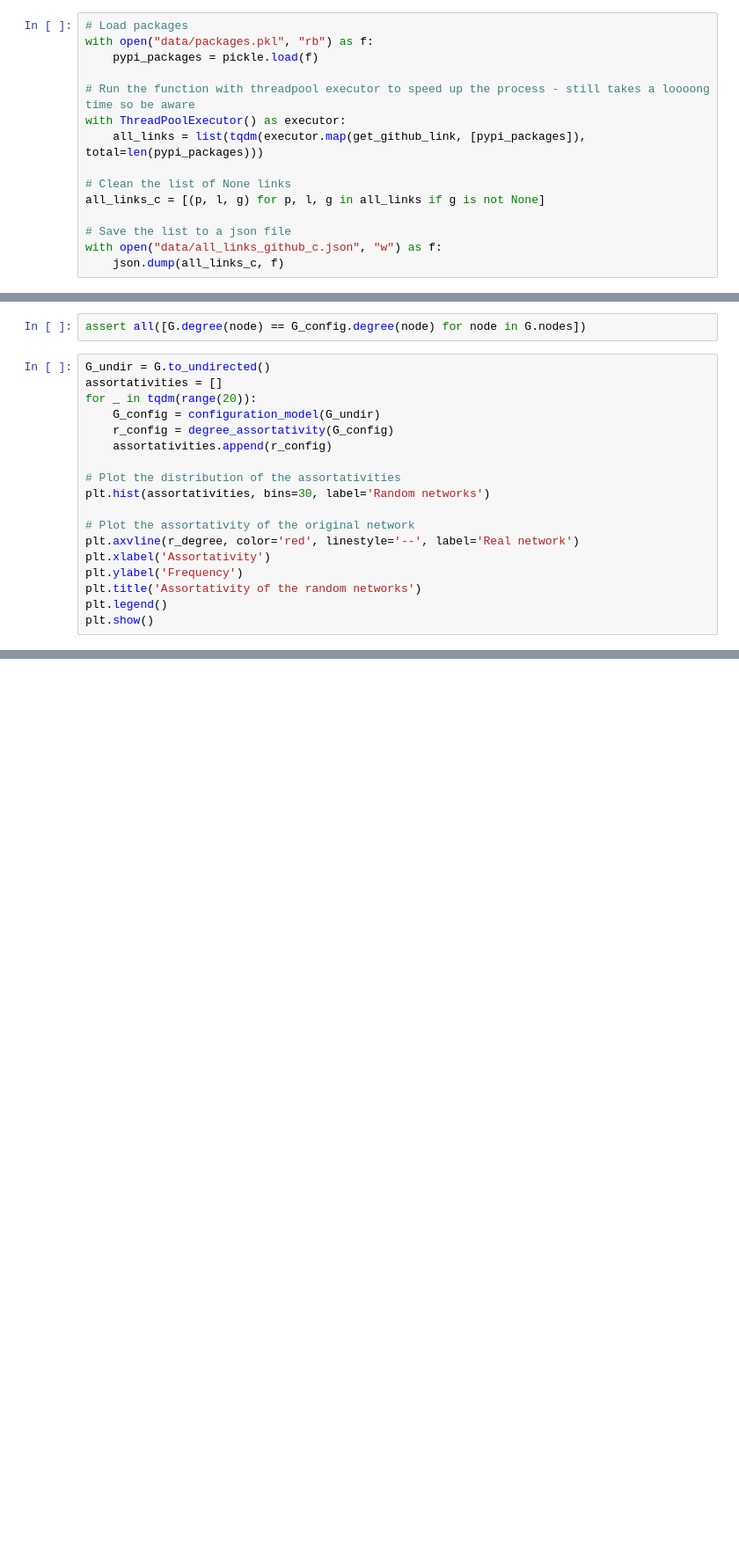
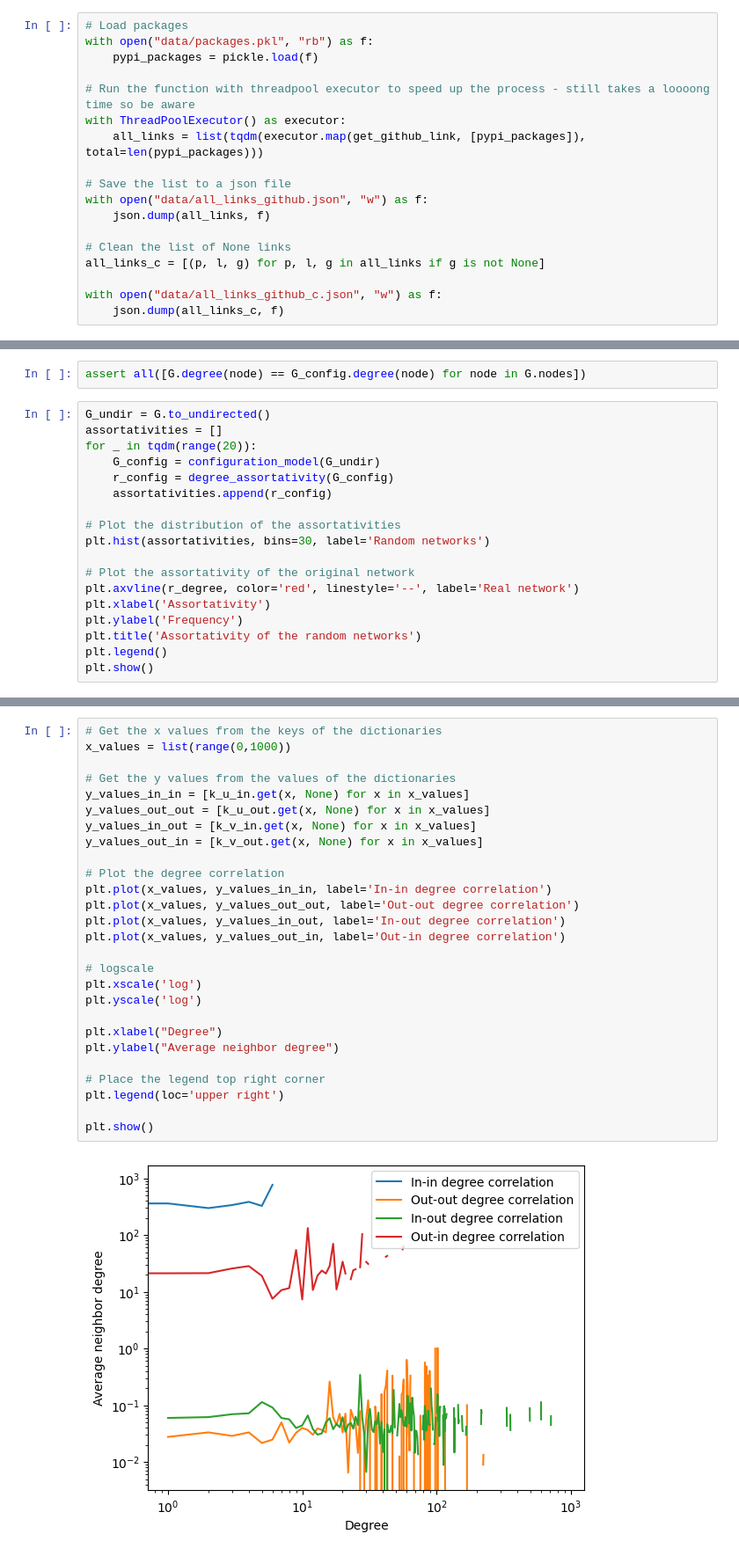
Before and after one commit to MathiasDamsgaard/Comp_Social_Sci_Assigments, a Jupyter notebook: Project.ipynb, the cells around one changed output, grey strips where cells are left out. Shown at 88% size. Drawn from its saved outputs; the diff is of its cells as text; blank space fills up the shorter version.

Commit message:
added directed graph assortativity and correlation functions

```diff
--- a/Project.ipynb
+++ b/Project.ipynb
@@ -102,10 +102,13 @@ with open("data/packages.pkl", "rb") as f:
 with ThreadPoolExecutor() as executor:
     all_links = list(tqdm(executor.map(get_github_link, [pypi_packages]), total=len(pypi_packages)))
 
+# Save the list to a json file
+with open("data/all_links_github.json", "w") as f:
+    json.dump(all_links, f)
+
 # Clean the list of None links
 all_links_c = [(p, l, g) for p, l, g in all_links if g is not None]
 
-# Save the list to a json file
 with open("data/all_links_github_c.json", "w") as f:
     json.dump(all_links_c, f)
 # %%
@@ -599,0 +692,29 @@ plt.show()
+# %%
+# Get the x values from the keys of the dictionaries
+x_values = list(range(0,1000))
+
+# Get the y values from the values of the dictionaries
+y_values_in_in = [k_u_in.get(x, None) for x in x_values]
+y_values_out_out = [k_u_out.get(x, None) for x in x_values]
+y_values_in_out = [k_v_in.get(x, None) for x in x_values]
+y_values_out_in = [k_v_out.get(x, None) for x in x_values]
+
+# Plot the degree correlation
+plt.plot(x_values, y_values_in_in, label='In-in degree correlation')
+plt.plot(x_values, y_values_out_out, label='Out-out degree correlation')
+plt.plot(x_values, y_values_in_out, label='In-out degree correlation')
+plt.plot(x_values, y_values_out_in, label='Out-in degree correlation')
+
+# logscale
+plt.xscale('log')
+plt.yscale('log')
+
+plt.xlabel("Degree")
+plt.ylabel("Average neighbor degree")
+
+# Place the legend top right corner
+plt.legend(loc='upper right')
+
+plt.show()
+# %% [output]
+[figure, added]
```
Also changed, not shown: parts of 7 cells of this notebook.
